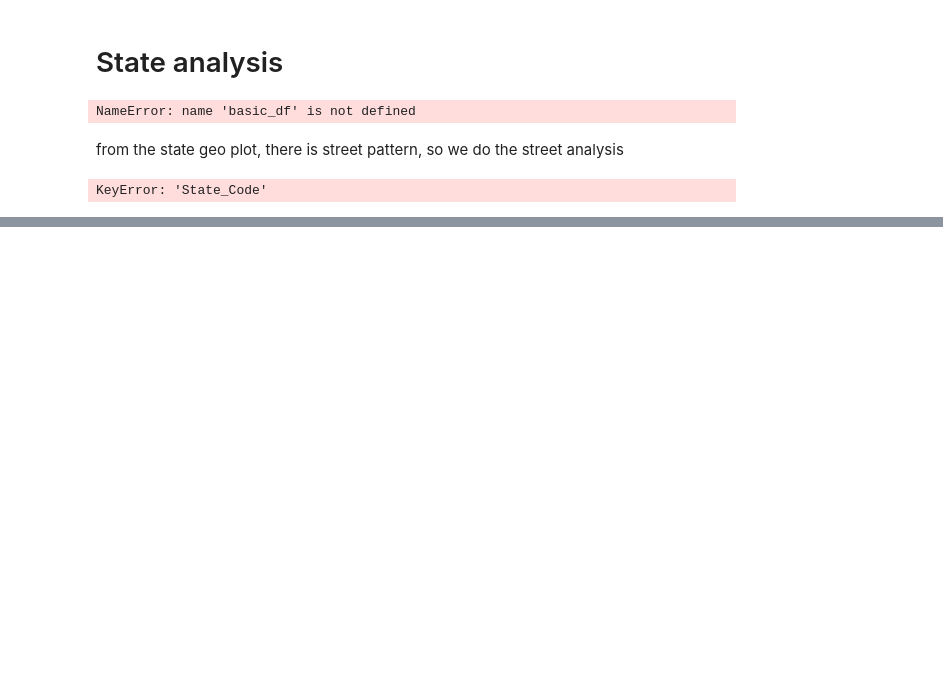
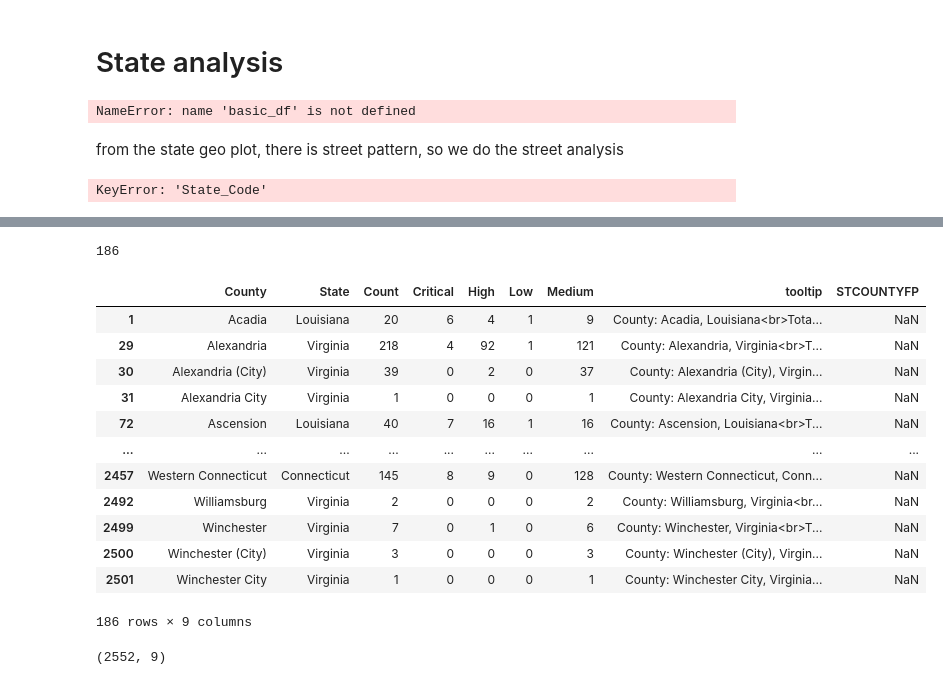
Before and after one commit to XiwenJiang/us-accidents-dashboard, a Jupyter notebook: eda.ipynb, the cells around one changed output, grey strips where cells are left out. Drawn from its saved outputs; the diff is of its cells as text; code cells hidden in the pictures; blank space fills up the shorter version.

```diff
--- a/eda.ipynb
+++ b/eda.ipynb
@@ -663,3 +663,7 @@ fig.update_geos(scope='usa', projection_type='albers usa')
 fig.show(renderer="browser")
 # %% [output]
 KeyError: 'State_Code'
+# %%
+county_df = pd.read_csv('county_data.csv')
+county_df.head()
+# map state to state code
@@ -665,0 +749,4 @@ KeyError: 'State_Code'
+# %%
+county_df = county_df.merge(fips_data[['State', 'County', 'STCOUNTYFP']], on=['State', 'County'], how='left')
+county_df.head()
+print(county_df.info())
@@ -665,0 +771,24 @@ KeyError: 'State_Code'
+# %%
+county_df['STCOUNTYFP'].isna().sum()
+# %% [output]
+186
+# %%
+county_df[county_df['STCOUNTYFP'].isna()]
+# %% [output]
+|  | County | State | Count | Critical | High | Low | Medium | tooltip | STCOUNTYFP |
+| 1 | Acadia | Louisiana | 20 | 6 | 4 | 1 | 9 | County: Acadia, Louisiana<br>Tota... | NaN |
+| 29 | Alexandria | Virginia | 218 | 4 | 92 | 1 | 121 | County: Alexandria, Virginia<br>T... | NaN |
+| 30 | Alexandria (City) | Virginia | 39 | 0 | 2 | 0 | 37 | County: Alexandria (City), Virgin... | NaN |
+| 31 | Alexandria City | Virginia | 1 | 0 | 0 | 0 | 1 | County: Alexandria City, Virginia... | NaN |
+| 72 | Ascension | Louisiana | 40 | 7 | 16 | 1 | 16 | County: Ascension, Louisiana<br>T... | NaN |
+| ... | ... | ... | ... | ... | ... | ... | ... | ... | ... |
+| 2457 | Western Connecticut | Connecticut | 145 | 8 | 9 | 0 | 128 | County: Western Connecticut, Conn... | NaN |
+| 2492 | Williamsburg | Virginia | 2 | 0 | 0 | 0 | 2 | County: Williamsburg, Virginia<br... | NaN |
+| 2499 | Winchester | Virginia | 7 | 0 | 1 | 0 | 6 | County: Winchester, Virginia<br>T... | NaN |
+| 2500 | Winchester (City) | Virginia | 3 | 0 | 0 | 0 | 3 | County: Winchester (City), Virgin... | NaN |
+| 2501 | Winchester City | Virginia | 1 | 0 | 0 | 0 | 1 | County: Winchester City, Virginia... | NaN |
+186 rows × 9 columns
+# %%
+county_df.shape
+# %% [output]
+(2552, 9)
```
Also changed, not shown: parts of 9 cells of this notebook, 4 other files.
